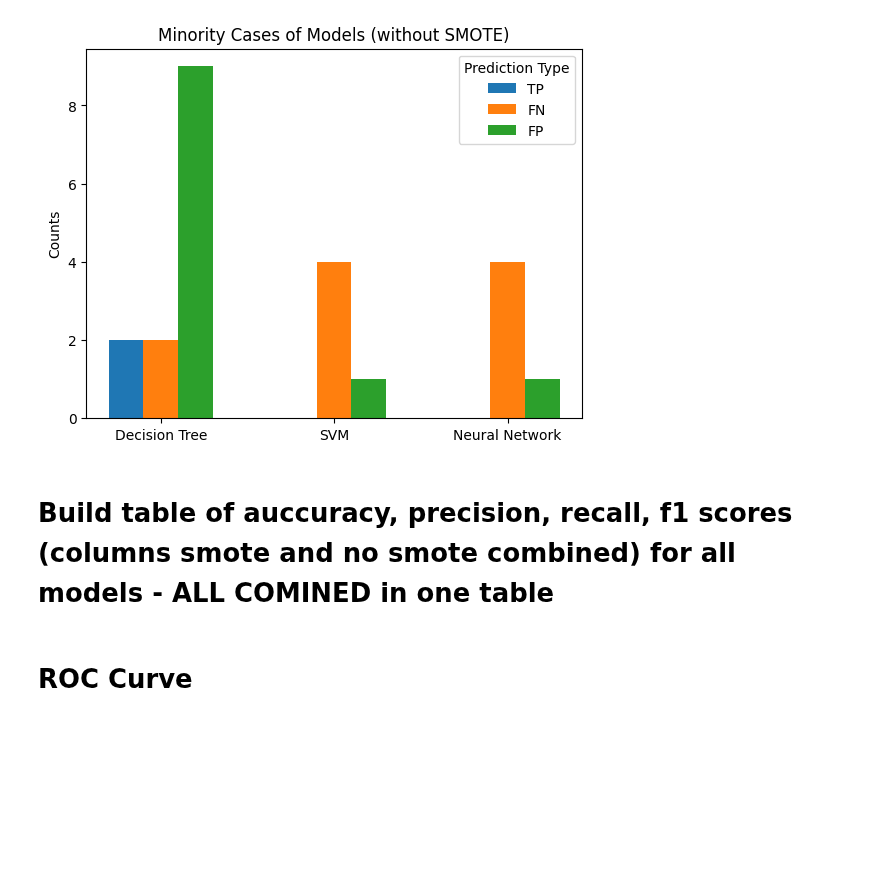
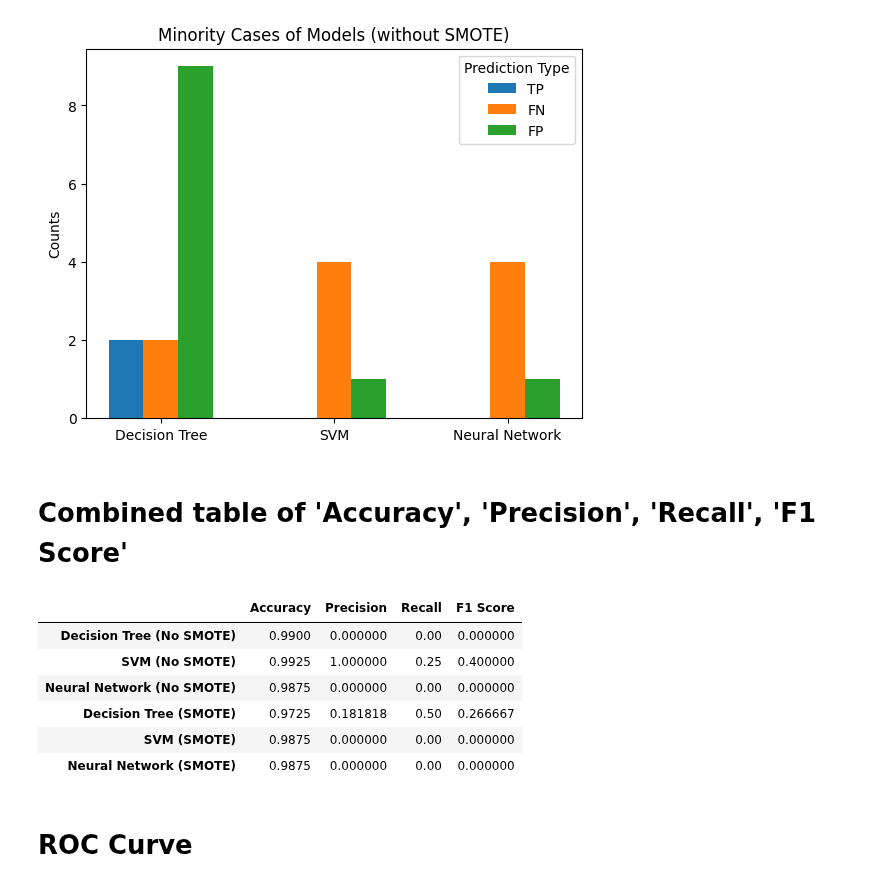
Before and after one commit to mel0778/dsa4263, a Jupyter notebook: notebooks/4_Model_Comparisons.ipynb, the cells around one changed output. Drawn from its saved outputs; the diff is of its cells as text; code cells hidden in the pictures; blank space fills up the shorter version.

Commit message:
Added combined table with 4 metrics

```diff
--- a/notebooks/4_Model_Comparisons.ipynb
+++ b/notebooks/4_Model_Comparisons.ipynb
@@ -107,8 +107,37 @@ minority_plots(selected_columns, models, model_scores_df, 'Minority Cases of Mod
 # %% [output]
 [figure]
 [figure]
-# %% [markdown]
-# Build table of auccuracy, precision, recall, f1 scores (columns smote and no smote combined) for all models - ALL COMINED in one table
+# %% [markdown]
+# Combined table of 'Accuracy', 'Precision', 'Recall', 'F1 Score'
+# %%
+def calculate_metrics(df):
+    df['Accuracy'] = (df['TP'] + df['TN']) / (df['TN'] + df['FP'] + df['FN'] + df['TP'])
+    df['Precision'] = df['TP'] / (df['TP'] + df['FP']).replace(0, 1)
+    df['Recall'] = df['TP'] / (df['TP'] + df['FN']).replace(0, 1)
+    df['F1 Score'] = 2 * (df['Precision'] * df['Recall']) / (df['Precision'] + df['Recall']).replace(0, 1)
+    return df[['Accuracy', 'Precision', 'Recall', 'F1 Score']]
+
+def generate_metrics_table(smote_df, no_smote_df, model_names):
+    smote_metrics = calculate_metrics(smote_df)
+    no_smote_metrics = calculate_metrics(no_smote_df)
+
+    smote_metrics.index = [model + ' (SMOTE)' for model in model_names]
+    no_smote_metrics.index = [model + ' (No SMOTE)' for model in model_names]
+
+    metrics_table = pd.concat([no_smote_metrics, smote_metrics])
+    return metrics_table
+
+model_names = ['Decision Tree', 'SVM', 'Neural Network']
+metrics_table = generate_metrics_table(smote_model_scores_df, model_scores_df, model_names)
+metrics_table
+# %% [output]
+|  | Accuracy | Precision | Recall | F1 Score |
+| Decision Tree (No SMOTE) | 0.9900 | 0.000000 | 0.00 | 0.000000 |
+| SVM (No SMOTE) | 0.9925 | 1.000000 | 0.25 | 0.400000 |
+| Neural Network (No SMOTE) | 0.9875 | 0.000000 | 0.00 | 0.000000 |
+| Decision Tree (SMOTE) | 0.9725 | 0.181818 | 0.50 | 0.266667 |
+| SVM (SMOTE) | 0.9875 | 0.000000 | 0.00 | 0.000000 |
+| Neural Network (SMOTE) | 0.9875 | 0.000000 | 0.00 | 0.000000 |
 # %% [markdown]
 # ROC Curve
 # %%
```
